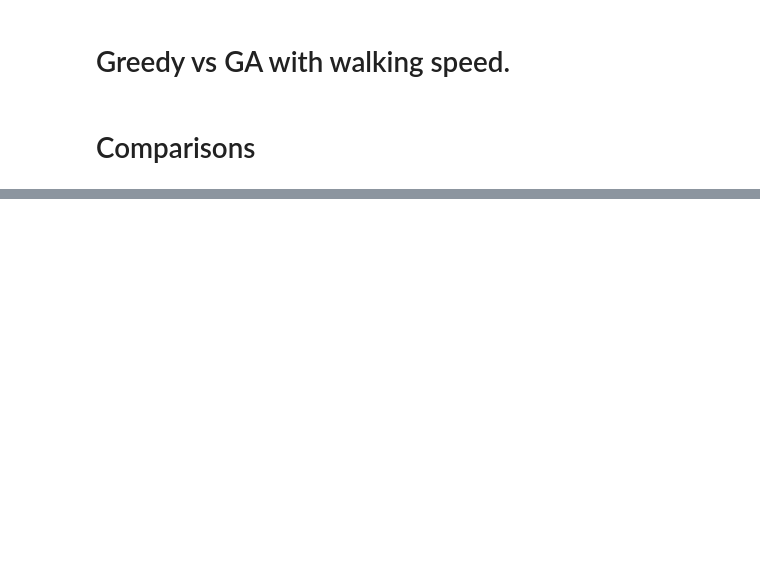
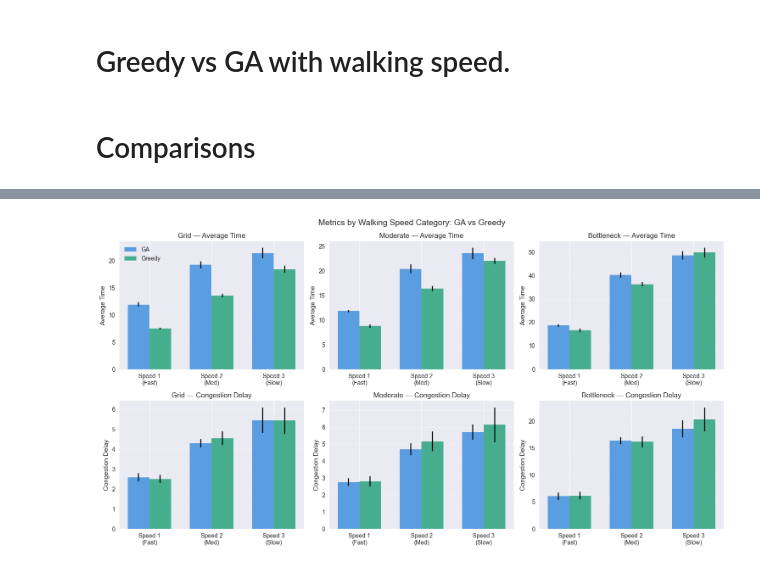
Before and after one commit to lpow311/dissertation, a Jupyter notebook: 5_2_walking_speed_comparison.ipynb, the cells around one changed output, grey strips where cells are left out. Cells and saved outputs as stored; diff of their text form; code cells hidden in the pictures; blank space fills up the shorter version.

Commit message:
walking speed (5.2) done.

```diff
--- a/5_2_walking_speed_comparison.ipynb
+++ b/5_2_walking_speed_comparison.ipynb
@@ -52,0 +145,4 @@ print(f'Params: {results['ga']['params']}')   # {'walking': False, 'delay_start'
+# %%
+plot_metrics_by_walking_speed(experiment_files)
+# %% [output]
+[figure, added]
```
Also changed, not shown: parts of 12 cells of this notebook, 1 other file.
